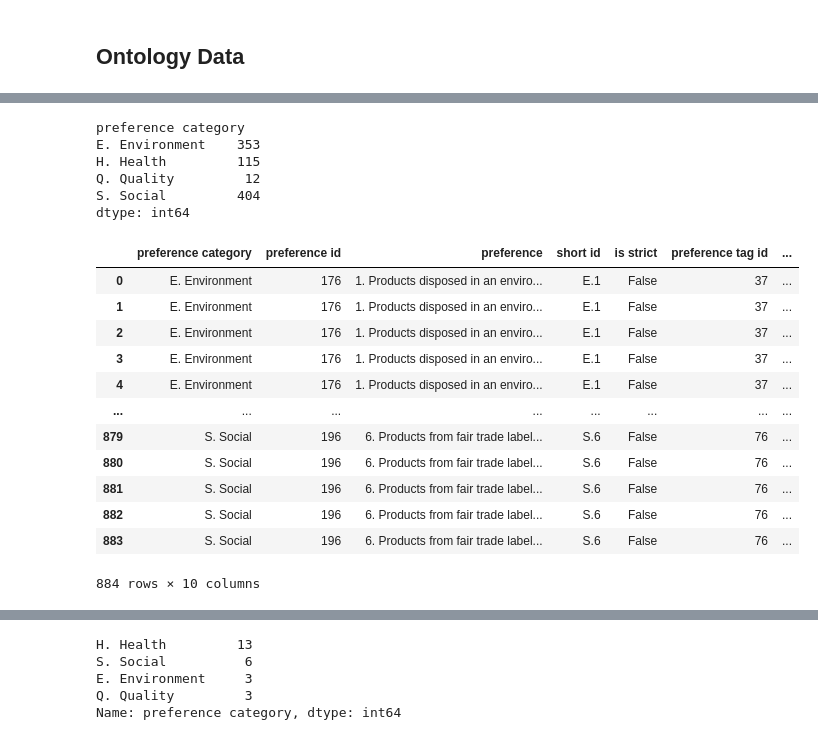
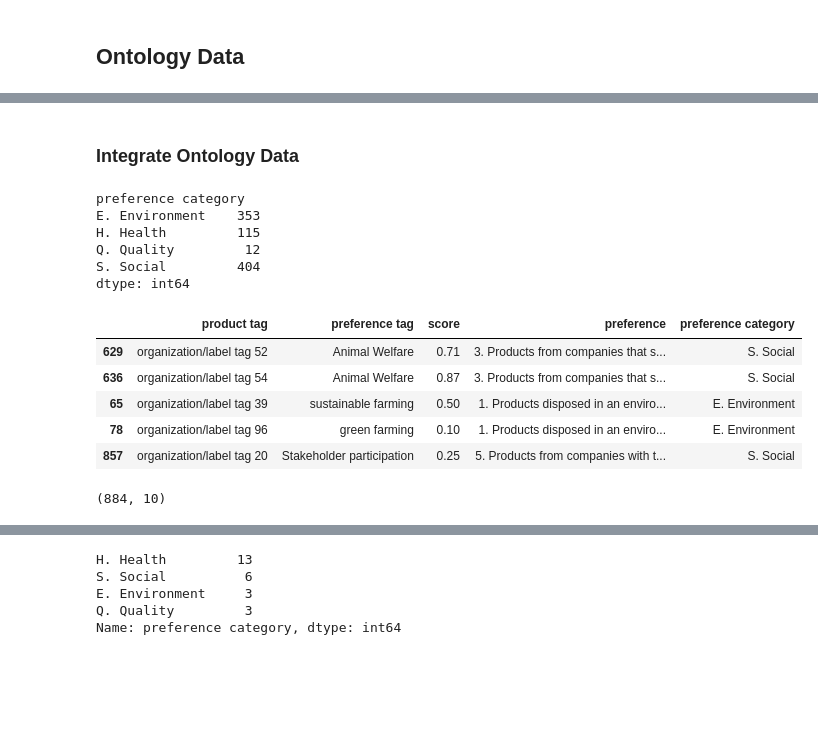
Before and after one commit to AnushreeSS/SustainableProductDatabase, a Jupyter notebook: MainProjectPipeline.ipynb, the cells around one changed output, grey strips where cells are left out. Cells and saved outputs as stored; diff of their text form; code cells hidden in the pictures; blank space fills up the shorter version.

```diff
--- a/MainProjectPipeline.ipynb
+++ b/MainProjectPipeline.ipynb
@@ -455,8 +430,11 @@ summary
+# %% [markdown]
+### Integrate Ontology Data
 # %%
-integrated_data = associations.merge(preference_to_tags,
+integrated_data = associations.merge(preference_tags,
                    on="preference tag id",
                    how="inner").merge(product_tags,
                                       on="product tag id",
-                                      how="inner").merge(preference_tags,
+                                      how="inner").merge(preference_to_tags,
                                                          on="preference tag id",
                                                          how="inner")
+integrated_data = field_test_preferences.merge(integrated_data, on="preference id", how="left")
@@ -472,21 +448,18 @@ Q. Quality         12
 S. Social         404
 dtype: int64
 # %%
-integrated_data
+integrated_data[[ "product tag", "preference tag", "score",  "preference", "preference category"]].sample(5)
 # %% [output]
-|  | preference category | preference id | preference | short id | is strict | preference tag id | ... |
-| 0 | E. Environment | 176 | 1. Products disposed in an enviro... | E.1 | False | 37 | ... |
-| 1 | E. Environment | 176 | 1. Products disposed in an enviro... | E.1 | False | 37 | ... |
-| 2 | E. Environment | 176 | 1. Products disposed in an enviro... | E.1 | False | 37 | ... |
-| 3 | E. Environment | 176 | 1. Products disposed in an enviro... | E.1 | False | 37 | ... |
-| 4 | E. Environment | 176 | 1. Products disposed in an enviro... | E.1 | False | 37 | ... |
-| ... | ... | ... | ... | ... | ... | ... | ... |
-| 879 | S. Social | 196 | 6. Products from fair trade label... | S.6 | False | 76 | ... |
-| 880 | S. Social | 196 | 6. Products from fair trade label... | S.6 | False | 76 | ... |
-| 881 | S. Social | 196 | 6. Products from fair trade label... | S.6 | False | 76 | ... |
-| 882 | S. Social | 196 | 6. Products from fair trade label... | S.6 | False | 76 | ... |
-| 883 | S. Social | 196 | 6. Products from fair trade label... | S.6 | False | 76 | ... |
+|  | product tag | preference tag | score | preference | preference category |
+| 629 | organization/label tag 52 | Animal Welfare | 0.71 | 3. Products from companies that s... | S. Social |
+| 636 | organization/label tag 54 | Animal Welfare | 0.87 | 3. Products from companies that s... | S. Social |
+| 65 | organization/label tag 39 | sustainable farming | 0.50 | 1. Products disposed in an enviro... | E. Environment |
+| 78 | organization/label tag 96 | green farming | 0.10 | 1. Products disposed in an enviro... | E. Environment |
+| 857 | organization/label tag 20 | Stakeholder participation | 0.25 | 5. Products from companies with t... | S. Social |
-884 rows × 10 columns
+# %%
+integrated_data.shape
+# %% [output]
+(884, 10)
 # %%
 ontology_data = integrated_data.loc[~((integrated_data['product tag'].str.contains("organization"))
                                       | (integrated_data['product tag'].str.contains("packaging")))].reset_index(drop=True)
```
Also changed, not shown: parts of 195 cells of this notebook.
